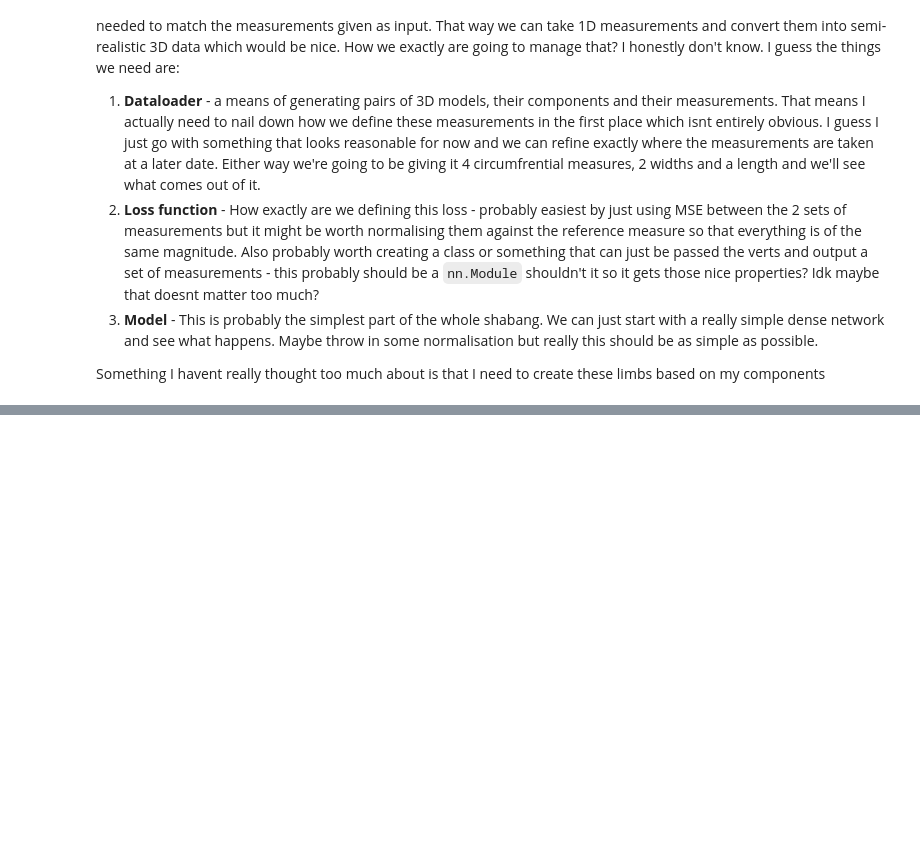
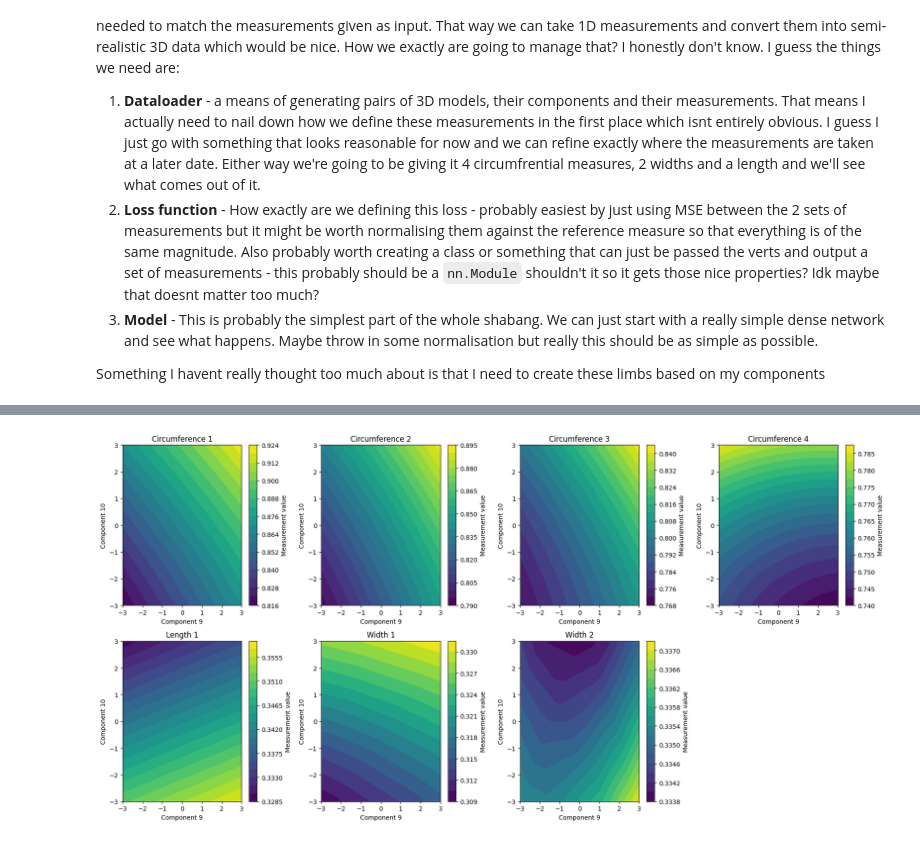
Before and after one commit to chrisvail/OpenLimb, a Jupyter notebook: SSM_Driver.ipynb, the cells around one changed output, grey strips where cells are left out. Drawn from its saved outputs; the diff is of its cells as text; code cells hidden in the pictures; blank space fills up the shorter version.

```diff
--- a/SSM_Driver.ipynb
+++ b/SSM_Driver.ipynb
@@ -492,0 +585,34 @@ export_notebook("SSM_Driver.ipynb")
+# %%
+# Sweep two components at a time
+import matplotlib.pyplot as plt
+
+comp_i, comp_j = 8,9  # indices of components to sweep
+x = torch.linspace(-3, 3, 32)
+y = torch.linspace(-3, 3, 32)
+X, Y = torch.meshgrid(x, y)
+components = torch.zeros((X.numel(), num_components), dtype=dtype)
+components[:, comp_i] = X.flatten()
+components[:, comp_j] = Y.flatten()
+components = components * component_transforms[1:] + component_transforms[:1]
+components[:, -1] = 1.0  # scale
+
+measures = dataset.get_measures(components)
+measure_idx = 0  # which measurement to plot
+
+Z = measures[:, measure_idx].reshape(X.shape)
+fig, axs = plt.subplots(2, 4, figsize=(18, 9))
+axs = axs.flatten()
+for idx in range(num_measurements):
+    Z = measures[:, idx].reshape(X.shape)
+    cf = axs[idx].contourf(X.numpy(), Y.numpy(), Z.numpy(), levels=20)
+    axs[idx].set_xlabel(f'Component {comp_i+1}')
+    axs[idx].set_ylabel(f'Component {comp_j+1}')
+    axs[idx].set_title(f'{measurement_details[idx]["name"]}')
+    plt.colorbar(cf, ax=axs[idx], label='Measurement value')
+# Hide the unused subplot
+if len(axs) > num_measurements:
+    axs[-1].axis('off')
+plt.tight_layout()
+plt.show()
+# %% [output]
+[figure, added]
```
Also changed, not shown: parts of 8 cells of this notebook, 1 other file.
